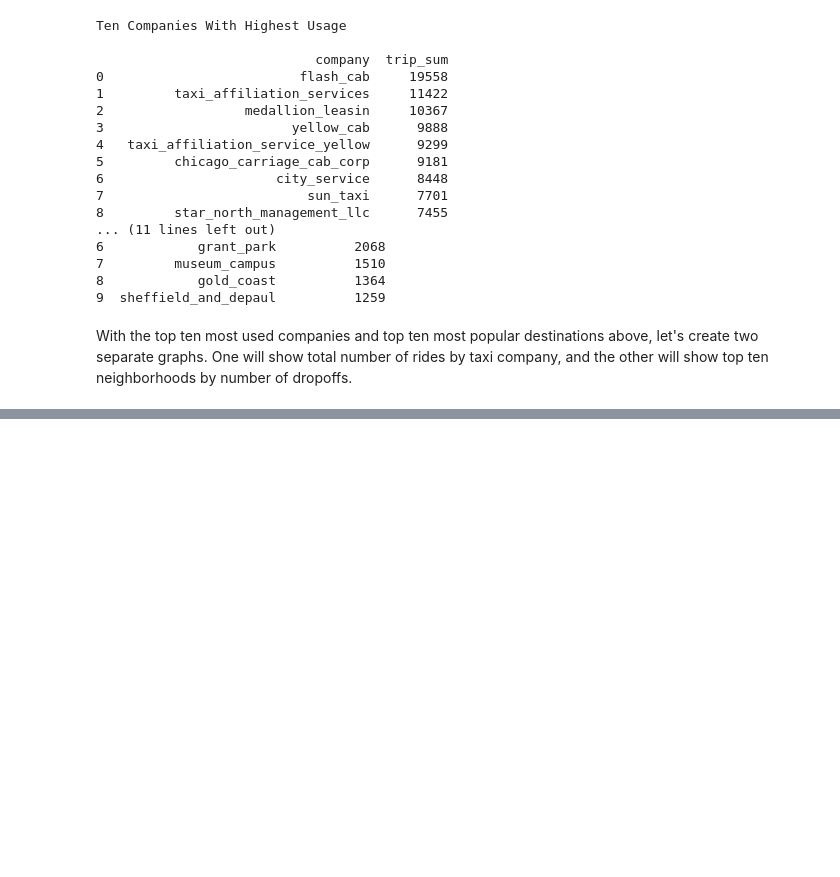
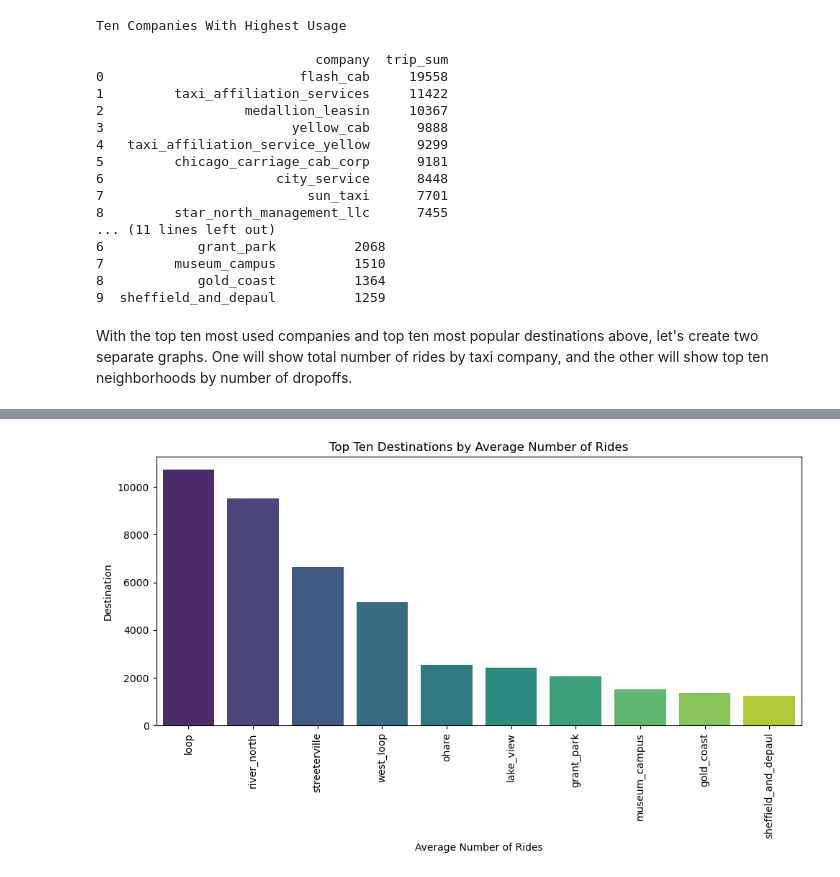
Before and after one commit to DHE42/zuber, a Jupyter notebook: zuber_notebook.ipynb, the cells around one changed output, grey strips where cells are left out. Saved outputs shown, nothing was run; the diff lists cells and outputs as text; code cells hidden in the pictures; blank space fills up the shorter version.

```diff
--- a/zuber_notebook.ipynb
+++ b/zuber_notebook.ipynb
@@ -420,0 +429,13 @@ loop_ohare_df written to loop_ohare_df.csv
+# %%
+ # Write a bar graph displaying average rides for each destination
+plt.figure(figsize=(10, 6))
+sns.barplot(x='destination', y='trip_average', data=top_ten_destinations, palette='viridis', hue='destination')
+plt.title('Top Ten Destinations by Average Number of Rides')
+plt.xlabel('Average Number of Rides')
+plt.ylabel('Destination')
+plt.xticks(rotation=90)
+plt.tight_layout()
+plt.savefig('average_rides.png')
+plt.show()
+# %% [output]
+[figure, added]
```
Also changed, not shown: parts of 2 cells of this notebook, 2 other files.
